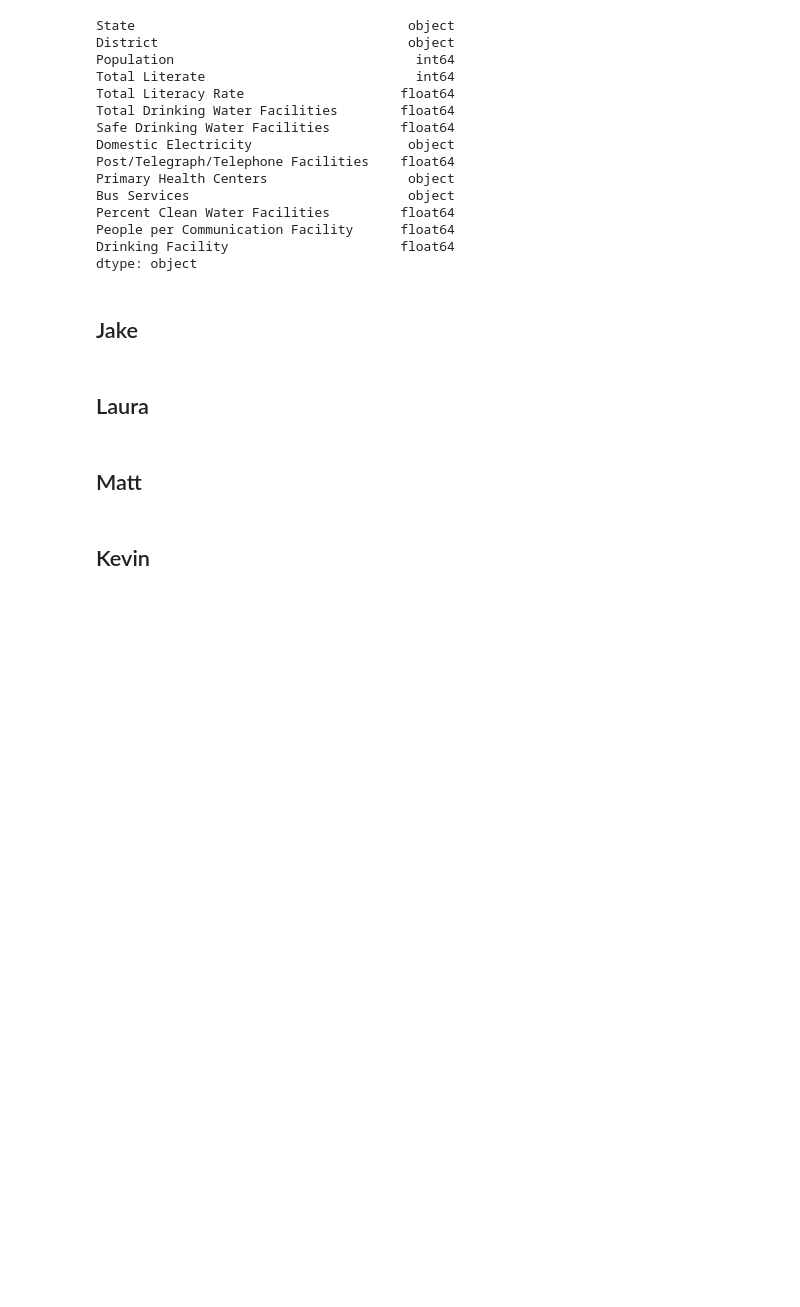
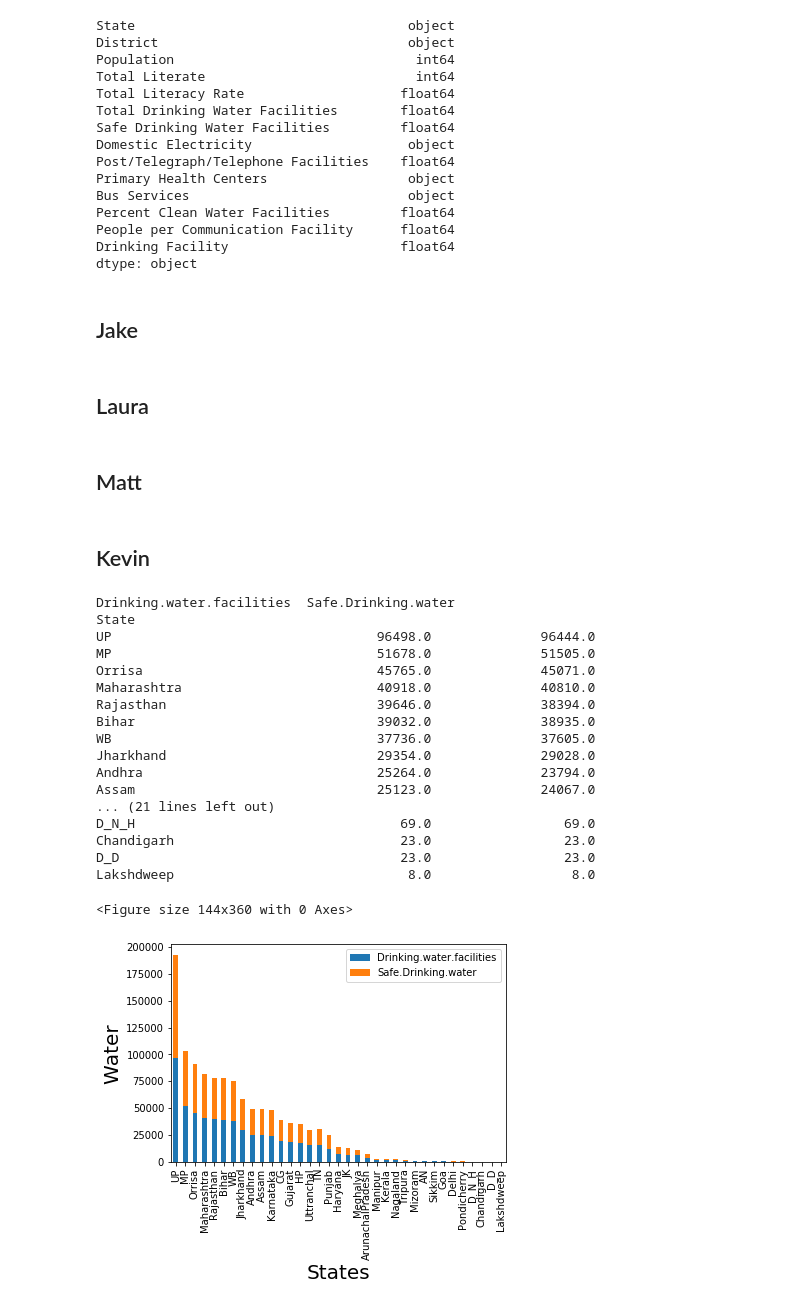
Before and after one commit to bpdamore/ProjectOne, a Jupyter notebook: 2001_Census_Analysis.ipynb, the cells around one changed output. Drawn from its saved outputs; the diff is of its cells as text; code cells hidden in the pictures; blank space fills up the shorter version.

```diff
--- a/2001_Census_Analysis.ipynb
+++ b/2001_Census_Analysis.ipynb
@@ -82,3 +67,33 @@ dtype: object
 ## Matt
 # %% [markdown]
 ## Kevin
+# %%
+states=df.groupby('State').sum()
+states=states[['Drinking.water.facilities','Safe.Drinking.water']]
+states=states.sort_values(['Drinking.water.facilities','Safe.Drinking.water'],ascending=[0,0])
+print(states)
+plt.figure(figsize = (2,5))
+states.plot(kind='bar' , stacked =True)
+plt.xlabel("States", size = 20)
+plt.ylabel("Water", size  = 20)
+plt.show()
+# %% [output]
+Drinking.water.facilities  Safe.Drinking.water
+State
+UP                                  96498.0              96444.0
+MP                                  51678.0              51505.0
+Orrisa                              45765.0              45071.0
+Maharashtra                         40918.0              40810.0
+Rajasthan                           39646.0              38394.0
+Bihar                               39032.0              38935.0
+WB                                  37736.0              37605.0
+Jharkhand                           29354.0              29028.0
+Andhra                              25264.0              23794.0
+Assam                               25123.0              24067.0
+... (21 lines left out)
+D_N_H                                  69.0                 69.0
+Chandigarh                             23.0                 23.0
+D_D                                    23.0                 23.0
+Lakshdweep                              8.0                  8.0
+<Figure size 144x360 with 0 Axes>
+[figure, added]
```
Also changed, not shown: parts of 1 cell of this notebook, 1 other file.
